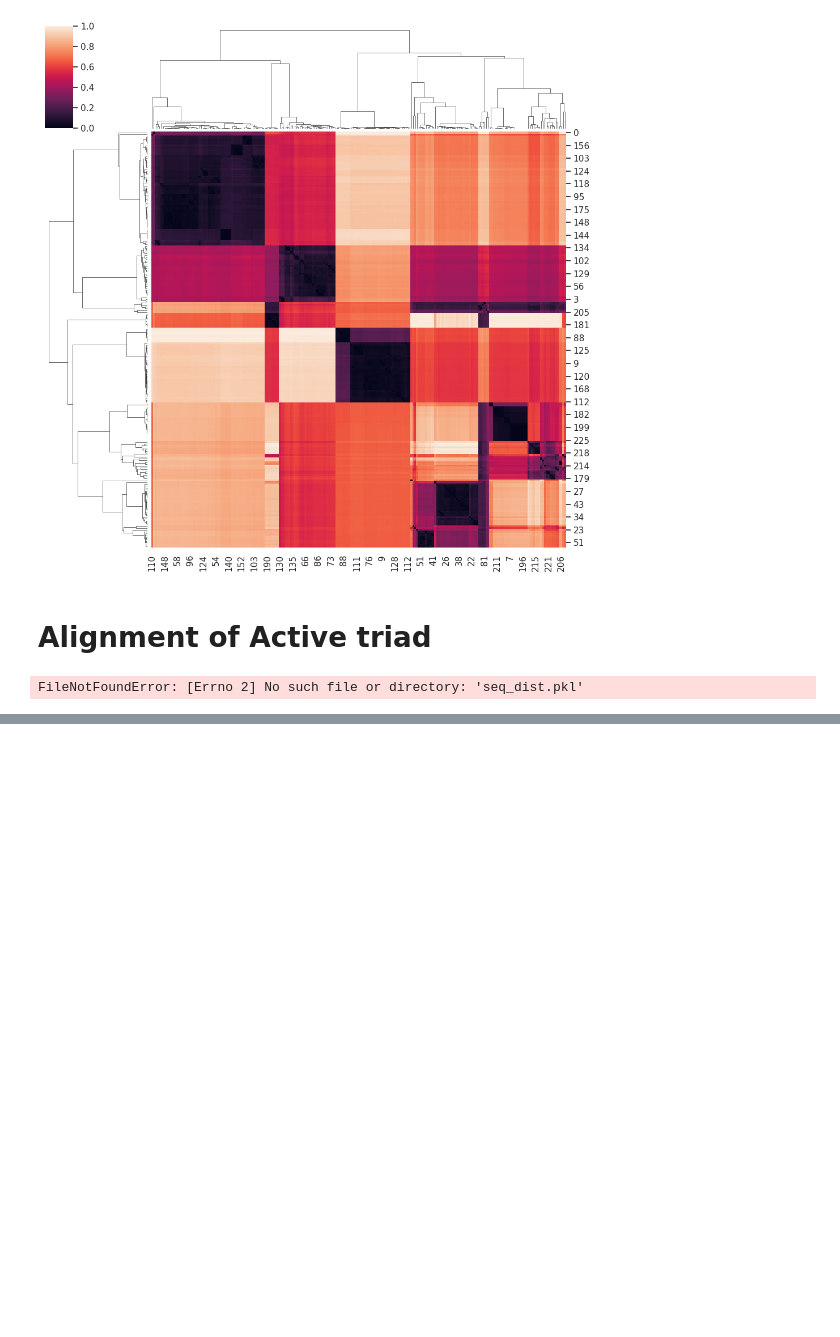
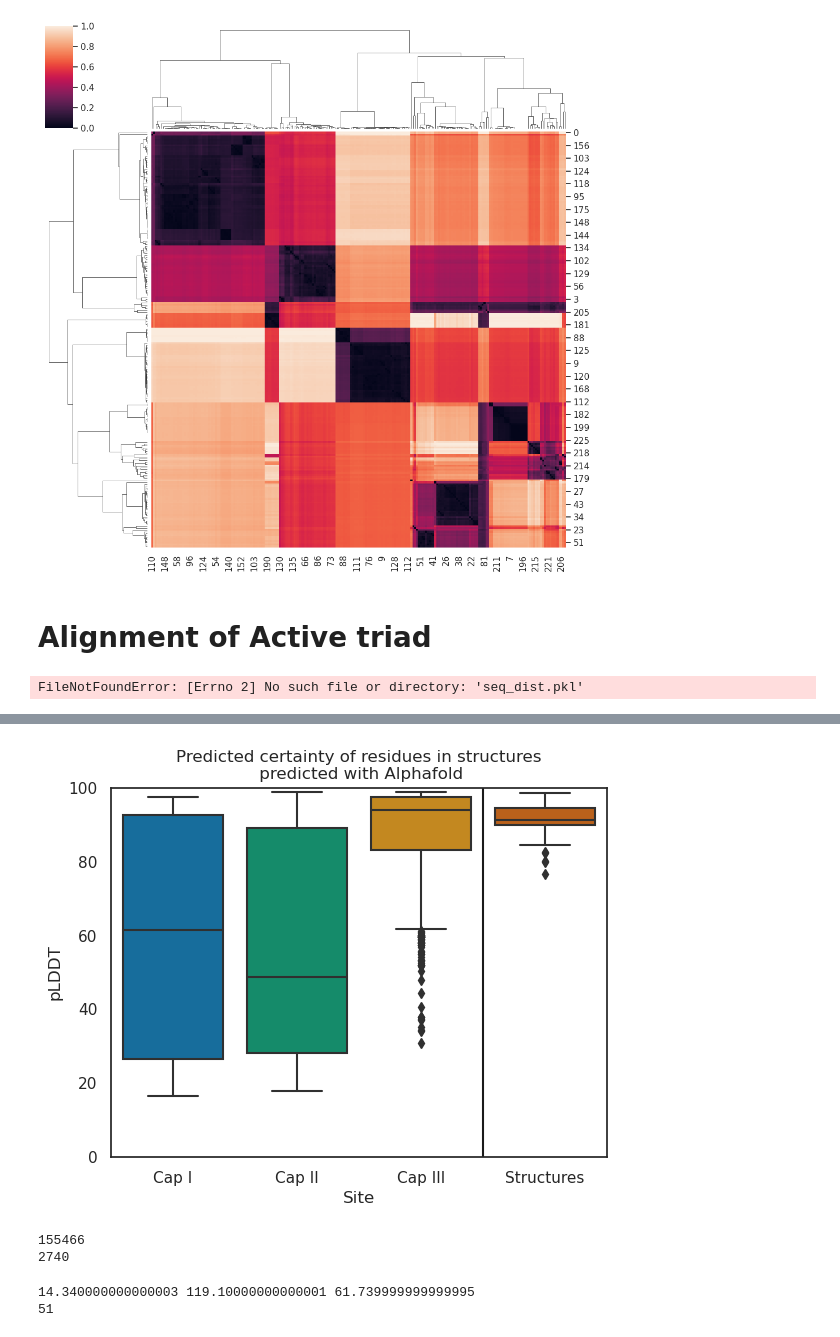
Before and after one commit to Umbriona/CbTan, a Jupyter notebook: structure_alignment.ipynb, the cells around one changed output, grey strips where cells are left out. Drawn from its saved outputs; the diff is of its cells as text; code cells hidden in the pictures; blank space fills up the shorter version.

```diff
--- a/structure_alignment.ipynb
+++ b/structure_alignment.ipynb
@@ -603,0 +606,2 @@ FileNotFoundError: [Errno 2] No such file or directory: 'seq_dist.pkl'
+# %%
+df_cap_idx = pd.read_csv("cap_idx.csv")
@@ -603,0 +631,23 @@ FileNotFoundError: [Errno 2] No such file or directory: 'seq_dist.pkl'
+# %%
+DIR_STRUCT = "data/structures/ranked_0"
+S="2925425477"
+q_factors_cap1 = []
+q_factors_cap2 = []
+q_factors_cap3 = []
+q_factors_all  = []
+for S in df_cap_idx["id"]:
+    structures = load_structure(f"{DIR_STRUCT}/{S}.pdb")
+    q_factors_cap3 += parse_q_factors(structures, df_cap_idx.loc[df_cap_idx["id"]== S]["cap1_idx"].values, 25)
+    q_factors_cap2 += parse_q_factors(structures, df_cap_idx.loc[df_cap_idx["id"]== S]["cap2_idx"].values, 35)
+    q_factors_cap1 += parse_q_factors(structures, df_cap_idx.loc[df_cap_idx["id"]== S]["cap3_idx"].values, 45)
+    q_factors_all.append( np.mean(np.array(parse_q_factors(structures, ["0;1000"], 0))) )
+
+residues = ["Cap I" for _ in q_factors_cap3]
+residues +=  ["Cap II" for _ in q_factors_cap2]
+residues +=  ["Cap III" for _ in q_factors_cap1]
+residues +=  ["Structures" for _ in q_factors_all]
+
+#val =
+
+q_factors = {"plddt": q_factors_cap1 + q_factors_cap2 + q_factors_cap3 + q_factors_all,
+            "Residues": residues}
@@ -603,0 +672,45 @@ FileNotFoundError: [Errno 2] No such file or directory: 'seq_dist.pkl'
+# %%
+q_factors = pd.DataFrame(q_factors)
+#plt.figure(figsize=[15,15])
+col = [sns.color_palette("colorblind")[0], sns.color_palette("colorblind")[2], sns.color_palette("colorblind")[1], sns.color_palette("colorblind")[3]]
+#flierprops = dict(markerfacecolor='0.75', markersize=1,
+#             linestyle='none')
+sns.boxplot(data=q_factors, x = "Residues", y = "plddt", palette=col)#, flierprops=flierprops)
+#plt.gca().set_position([1,2,3,4.5])
+plt.xlabel("Site")
+plt.title("Predicted certainty of residues in structures\n predicted with Alphafold")
+plt.ylabel("pLDDT")
+plt.ylim([0,100])
+#plt.gca().set_xticks([plt.gca().get_xticks()[0],plt.gca().get_xticks()[1],plt.gca().get_xticks()[2] ,plt.gca().get_xticks()[2] + 10])
+
+plt.gca().axvline(plt.gca().get_xticks()[2]+.5,color='k')
+plt.savefig("results/plddt_caps.png", bbox_inches="tight")
+# %% [output]
+[figure, added]
+# %%
+print(len(q_factors["plddt"]))
+print(len(q_factors["Residues"]))
+# %% [output]
+155466
+2740
+# %%
+# finding the 1st quartile
+
+arr1 = q_factors.loc[q_factors["Residues"] == "Cap III"]["plddt"].values
+q1 = np.quantile(arr1, 0.25)
+
+# finding the 3rd quartile
+q3 = np.quantile(arr1, 0.75)
+med = np.median(arr1)
+
+# finding the iqr region
+iqr = q3-q1
+
+# finding upper and lower whiskers
+upper_bound = q3+(1.5*iqr)
+lower_bound = q1-(1.5*iqr)
+print(iqr, upper_bound, lower_bound)
+print(np.sum(arr1 < lower_bound))
+# %% [output]
+14.340000000000003 119.10000000000001 61.739999999999995
+51
```
Also changed, not shown: parts of 4 cells of this notebook, 2 other files.
